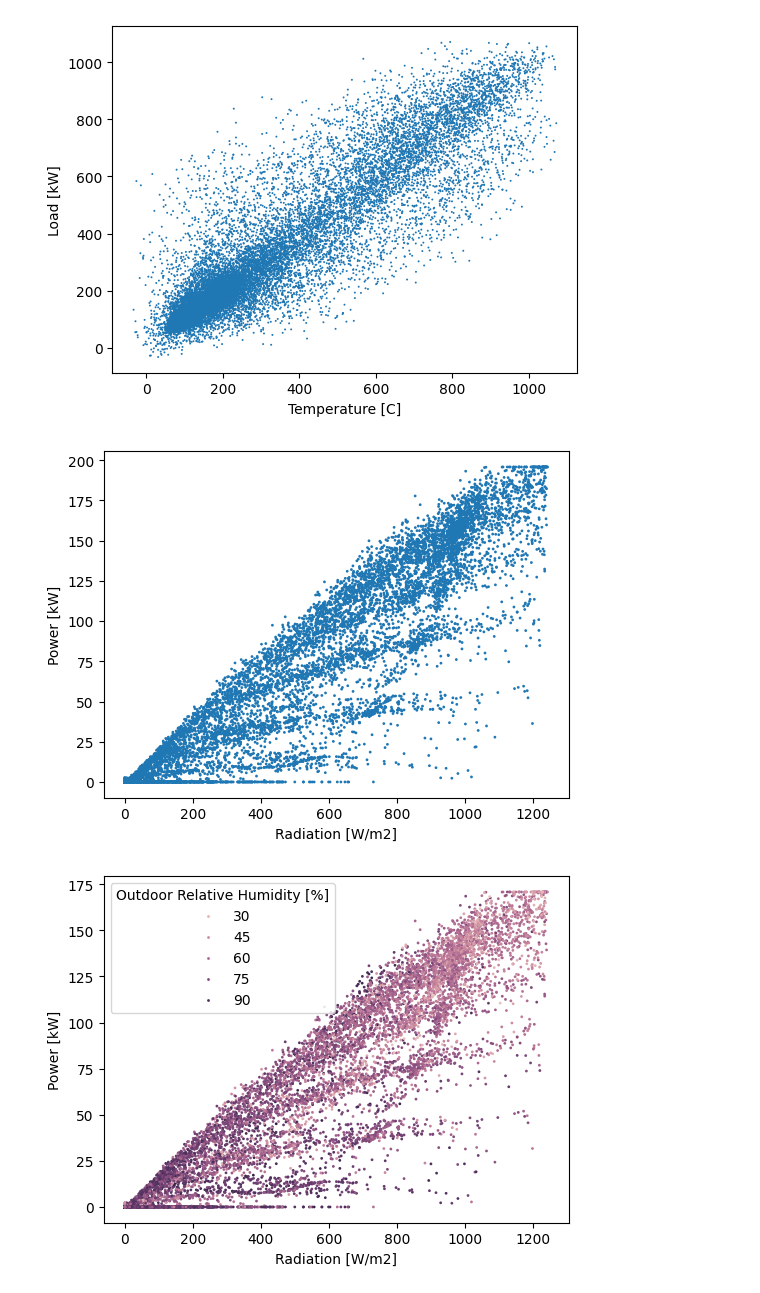
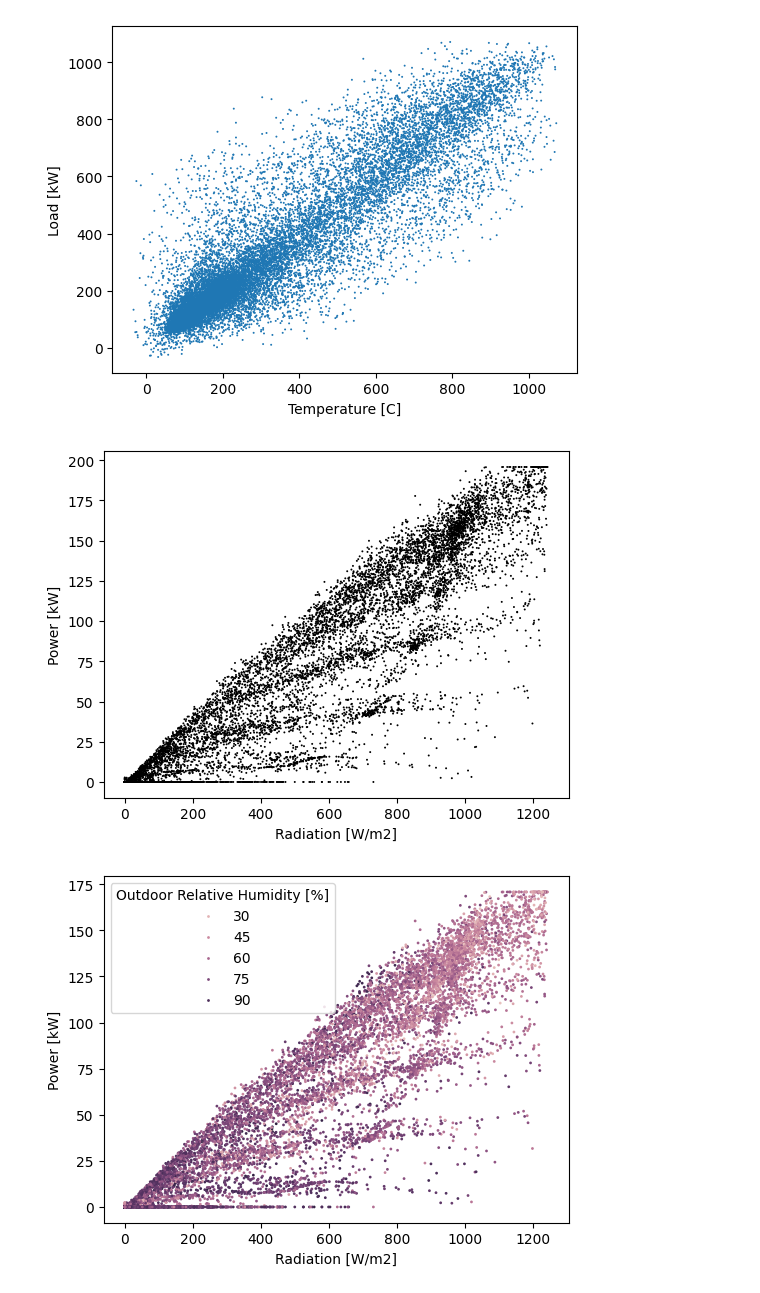
Before and after one commit to jkompan/microgrid, a Jupyter notebook: 1-microgrid-TX-analysis.ipynb, the cells around one changed output. Cells and saved outputs as stored; diff of their text form; code cells hidden in the pictures.

```diff
--- a/1-microgrid-TX-analysis.ipynb
+++ b/1-microgrid-TX-analysis.ipynb
@@ -198,15 +219,17 @@ plt.savefig('./plots/TX_netloadlag24.pdf', format='pdf', bbox_inches='tight')
 # %%
 plt.figure(figsize=(6,4.5))
 sns.scatterplot(x='Radiation [W/m2]',y='SolarGen'
                 #,hue='DaylightSavings'
-                ,s=4
+                ,s=2
                 ,edgecolor="none"
+                ,color='black'
+                # ,alpha=0.
                 ,data=df)
 # plt.xlabel('Temperature [C]')
 plt.ylabel('Power [kW]')
 plt.savefig('./plots/TX_radiation_generation.pdf', format='pdf', bbox_inches='tight')
 # %% [output]
-[figure, old version]
+[figure, new version]
 # %%
 plt.figure(figsize=(6,4.5))
 sns.scatterplot(x='Radiation [W/m2]',y='SolarGen'
```
Also changed, not shown: parts of 17 cells of this notebook, 4 other files.
